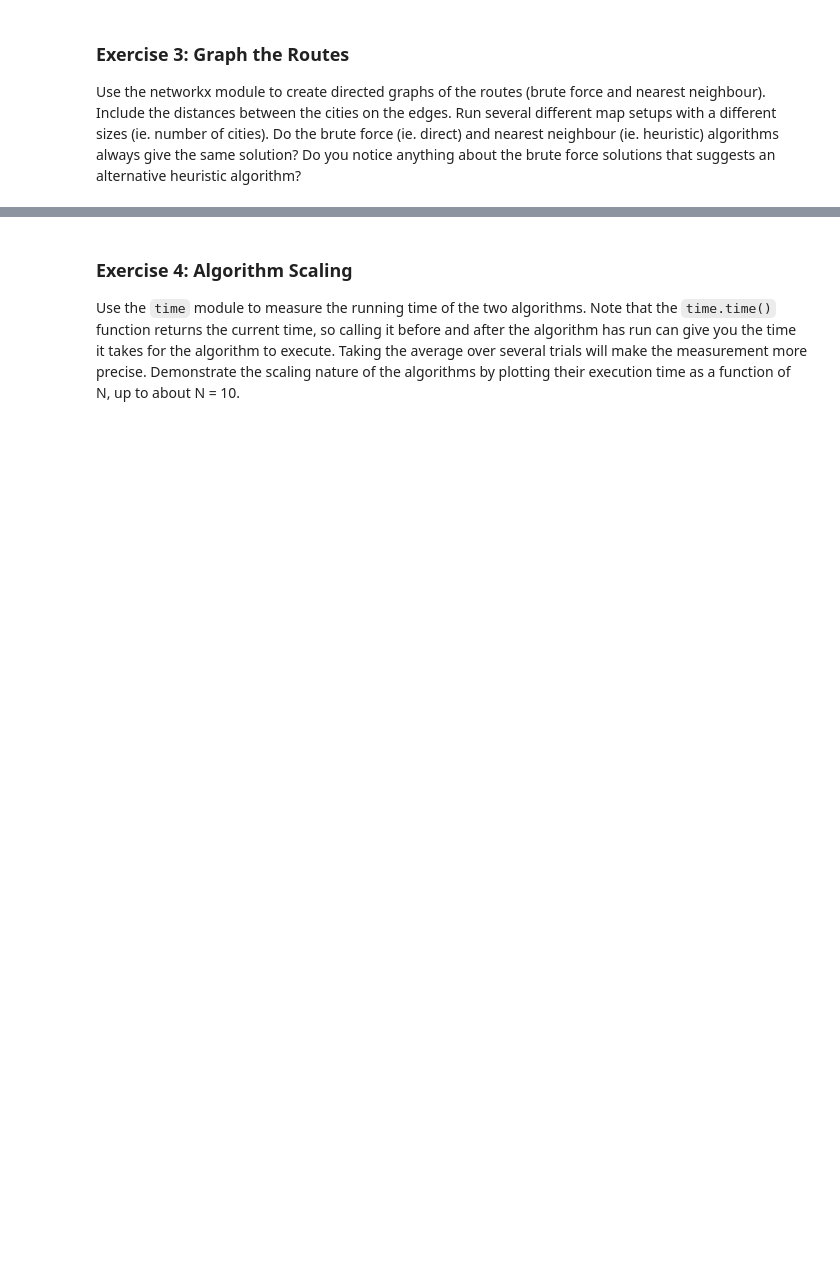
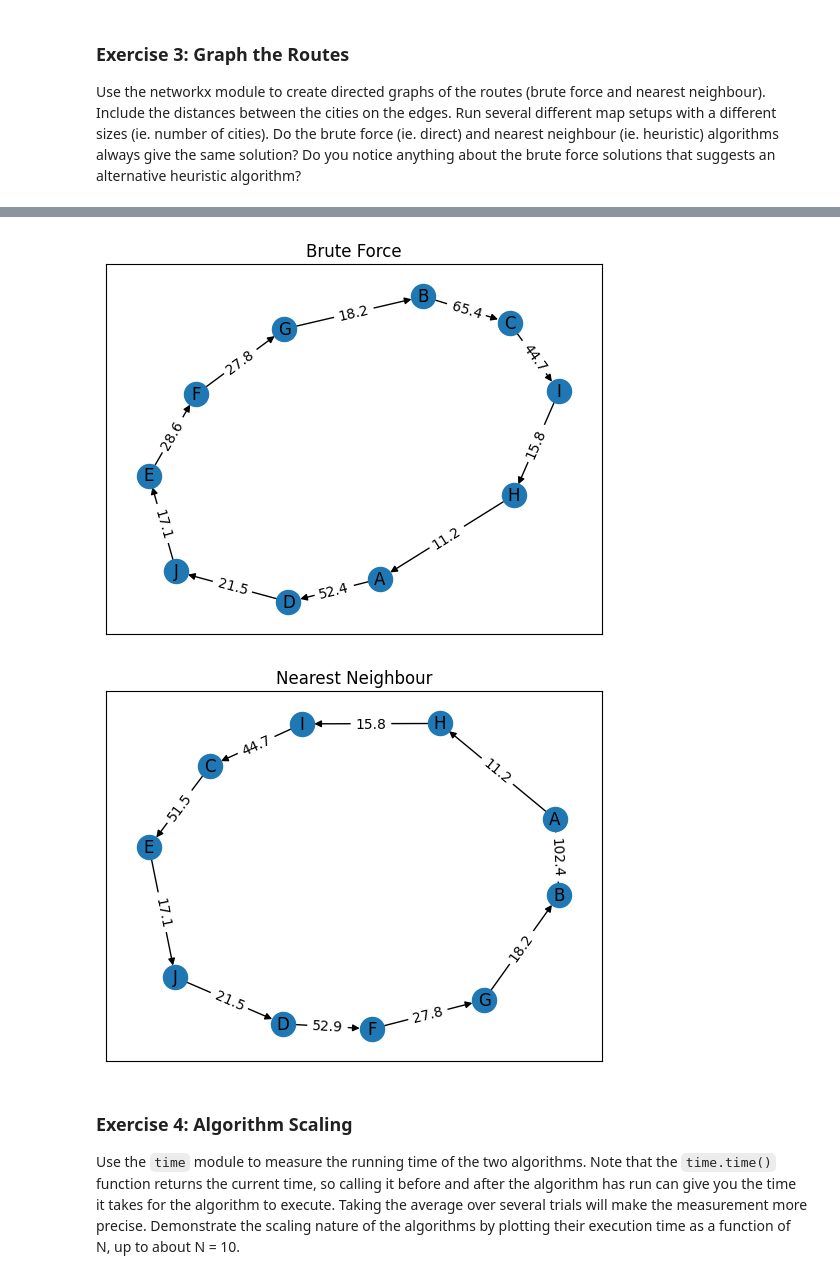
Before and after one commit to Charanjeet-x/comp215, a Jupyter notebook: labs/lab05_scaling.ipynb, the cells around one changed output, grey strips where cells are left out. Drawn from its saved outputs; the diff is of its cells as text; code cells hidden in the pictures; blank space fills up the shorter version.

```diff
--- a/labs/lab05_scaling.ipynb
+++ b/labs/lab05_scaling.ipynb
@@ -102,8 +102,8 @@ def force(city_map):
       if total_distance < min_distance:
         min_distance = total_distance
         min_route = route
+    return min_route, min_distance
 
-    return f"Smallest route possible is {min_route} at distance {min_distance}"
-
-force(city_map)
+min_route, min_distance = force(city_map)
+f'The brute force route will be {min_route} and the total distance will be {min_distance}'
 # %% [output]
@@ -137,8 +137,8 @@ def nearest_neighbour(city_map):
   route.append(route[0])
   total_distance += distances[(route[-2], route[-1])]
 
-  return f"Smallest route possible is {route} at distance {total_distance}"
+  return route, total_distance
 
 
-nearest_neighbour(city_map)
+f"The nearest neighbour route will be {nearest_neighbour(city_map)[0]} and the total distance will be {nearest_neighbour(city_map)[1]}"
 # %% [output]
@@ -153,3 +150,41 @@ NameError: name 'route' is not defined
+# %%
+import networkx as nx
+import matplotlib.pyplot as plt
+
+def graph_route(route, min_route):
+  G = nx.DiGraph()
+  plt.title('Brute Force')
+  G.add_nodes_from(route)
+  for i in range(len(route) - 1):
+    G.add_edge(route[i], route[i + 1], weight=distance(route[i], route[i + 1], city_map))
+
+  pos = nx.spring_layout(G)
+  nx.draw_networkx_nodes(G, pos)
+  nx.draw_networkx_edges(G, pos)
+  nx.draw_networkx_labels(G, pos)
+  edge_labels = nx.get_edge_attributes(G,'weight')
+  nx.draw_networkx_edge_labels(G, pos, edge_labels=edge_labels)
+  plt.show()
+graph_route(force(city_map)[0], nearest_neighbour(city_map)[0])
+
+def graph(route):
+  G = nx.DiGraph()
+  plt.title('Nearest Neighbour')
+  G.add_nodes_from(route)
+  for i in range(len(route) - 1):
+    G.add_edge(route[i], route[i + 1], weight=distance(route[i], route[i + 1], city_map))
+
+  pos = nx.spring_layout(G)
+  nx.draw_networkx_nodes(G, pos)
+  nx.draw_networkx_edges(G, pos)
+  nx.draw_networkx_labels(G, pos)
+  edge_labels = nx.get_edge_attributes(G,'weight')
+  nx.draw_networkx_edge_labels(G, pos, edge_labels=edge_labels)
+  plt.show()
+graph(nearest_neighbour(city_map)[0])
+# %% [output]
+[figure, added]
+[figure, added]
 # %% [markdown]
 ### Exercise 4: Algorithm Scaling
 
```
Also changed, not shown: parts of 3 cells of this notebook.
